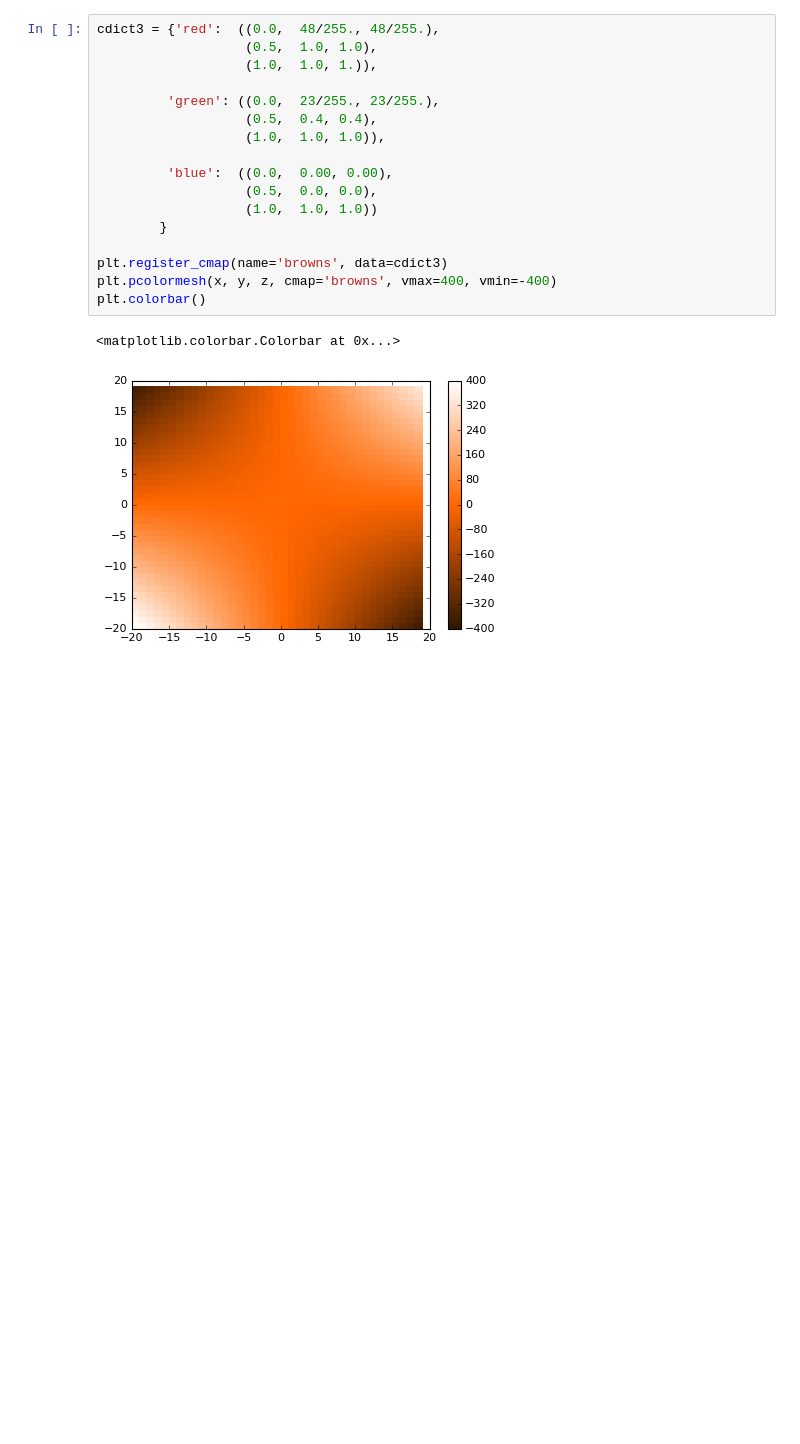
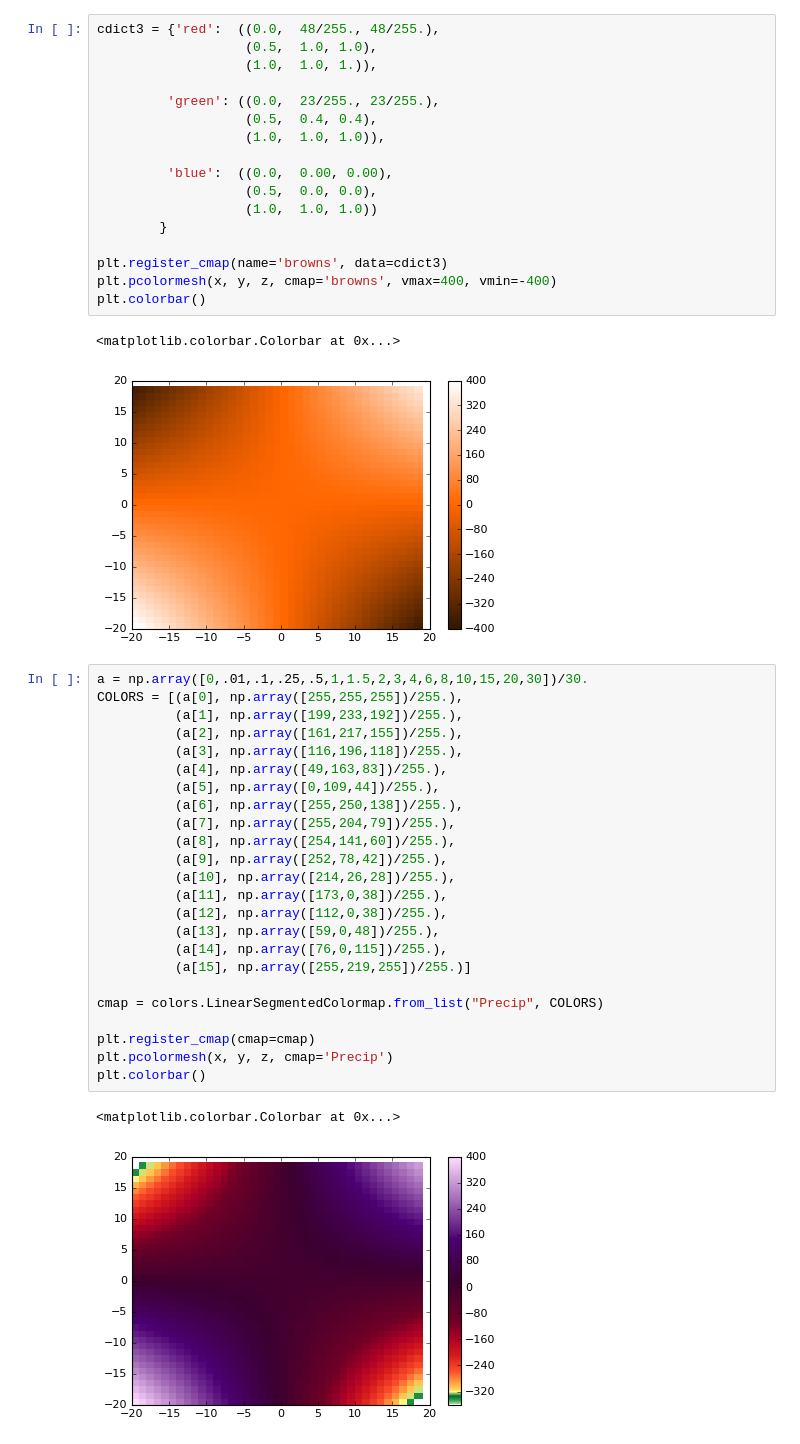
Before and after one commit to blaylockbk/pyBKB_v2, a Jupyter notebook: demos/how_to_make_custom_colormaps.ipynb, the cells around one changed output. Drawn from its saved outputs; the diff is of its cells as text; blank space fills up the shorter version.

```diff
--- a/demos/how_to_make_custom_colormaps.ipynb
+++ b/demos/how_to_make_custom_colormaps.ipynb
@@ -97,3 +97,30 @@ plt.colorbar()
 # %% [output]
 <matplotlib.colorbar.Colorbar at 0x...>
 [figure]
+# %%
+a = np.array([0,.01,.1,.25,.5,1,1.5,2,3,4,6,8,10,15,20,30])/30.
+COLORS = [(a[0], np.array([255,255,255])/255.),
+          (a[1], np.array([199,233,192])/255.),
+          (a[2], np.array([161,217,155])/255.),
+          (a[3], np.array([116,196,118])/255.),
+          (a[4], np.array([49,163,83])/255.),
+          (a[5], np.array([0,109,44])/255.),
+          (a[6], np.array([255,250,138])/255.),
+          (a[7], np.array([255,204,79])/255.),
+          (a[8], np.array([254,141,60])/255.),
+          (a[9], np.array([252,78,42])/255.),
+          (a[10], np.array([214,26,28])/255.),
+          (a[11], np.array([173,0,38])/255.),
+          (a[12], np.array([112,0,38])/255.),
+          (a[13], np.array([59,0,48])/255.),
+          (a[14], np.array([76,0,115])/255.),
+          (a[15], np.array([255,219,255])/255.)]
+
+cmap = colors.LinearSegmentedColormap.from_list("Precip", COLORS)
+
+plt.register_cmap(cmap=cmap)
+plt.pcolormesh(x, y, z, cmap='Precip')
+plt.colorbar()
+# %% [output]
+<matplotlib.colorbar.Colorbar at 0x...>
+[figure, added]
```
Also changed, not shown: parts of 3 cells of this notebook, 3 other files.
